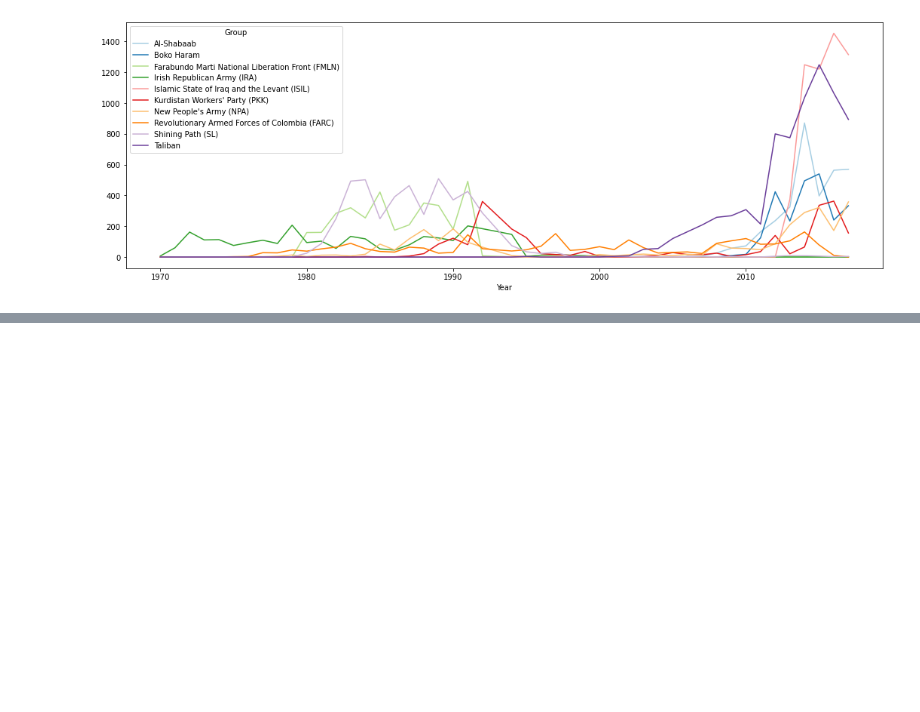
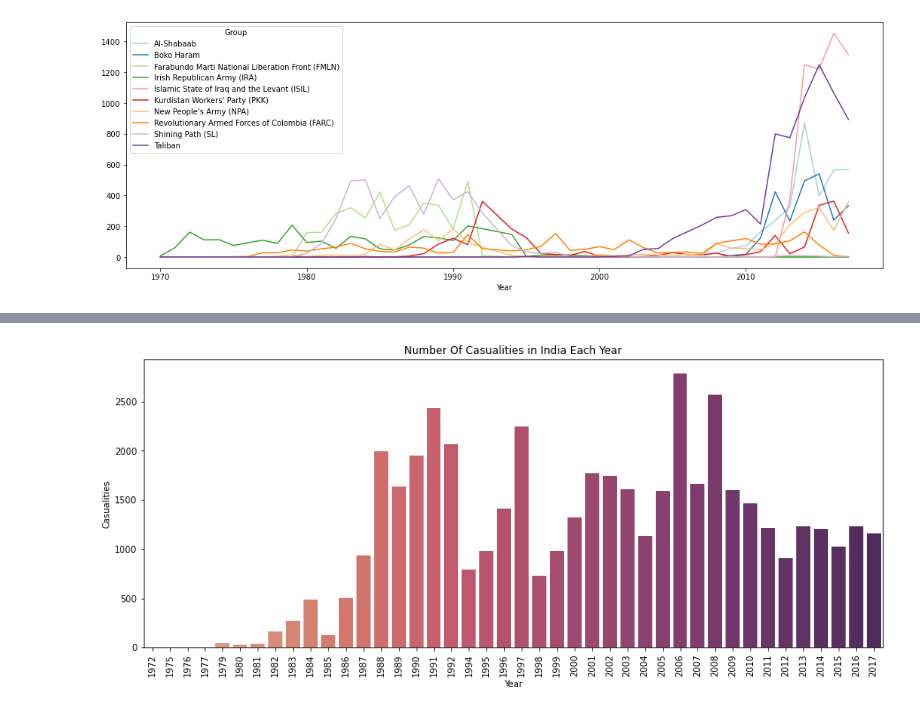
Before and after one commit to Akshitbagri/TSF-GRIP-Data-Science-Business-Analytics, a Jupyter notebook: Exploratory Data Analysis - Terrorism/Analysis.ipynb, the cells around one changed output, grey strips where cells are left out. Saved outputs shown, nothing was run; the diff lists cells and outputs as text; code cells hidden in the pictures; blank space fills up the shorter version.

```diff
--- a/Exploratory Data Analysis - Terrorism/Analysis.ipynb
+++ b/Exploratory Data Analysis - Terrorism/Analysis.ipynb
@@ -240,0 +283,10 @@ plt.show()
+# %%
+plt.subplots(figsize=(15,6))
+year_cas_india = india_attacks.groupby('Year').Casualities.sum().to_frame().reset_index()
+year_cas_india.columns = ['Year','Casualities']
+sns.barplot(x=year_cas_india.Year, y=year_cas_india.Casualities, palette='flare')
+plt.xticks(rotation=90)
+plt.title('Number Of Casualities in India Each Year')
+plt.show()
+# %% [output]
+[figure, added]
```
Also changed, not shown: parts of 7 cells of this notebook.
